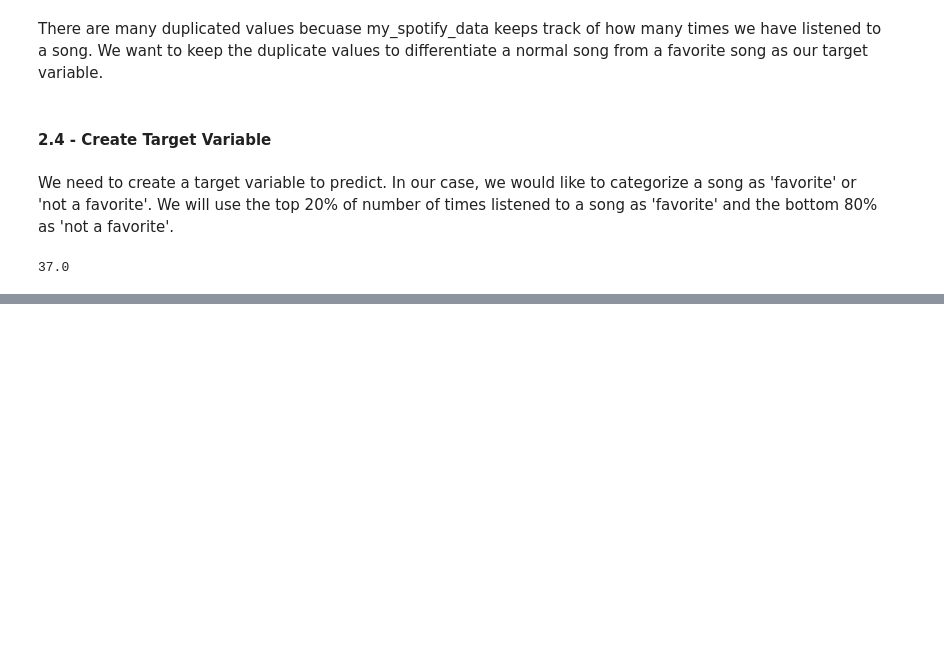
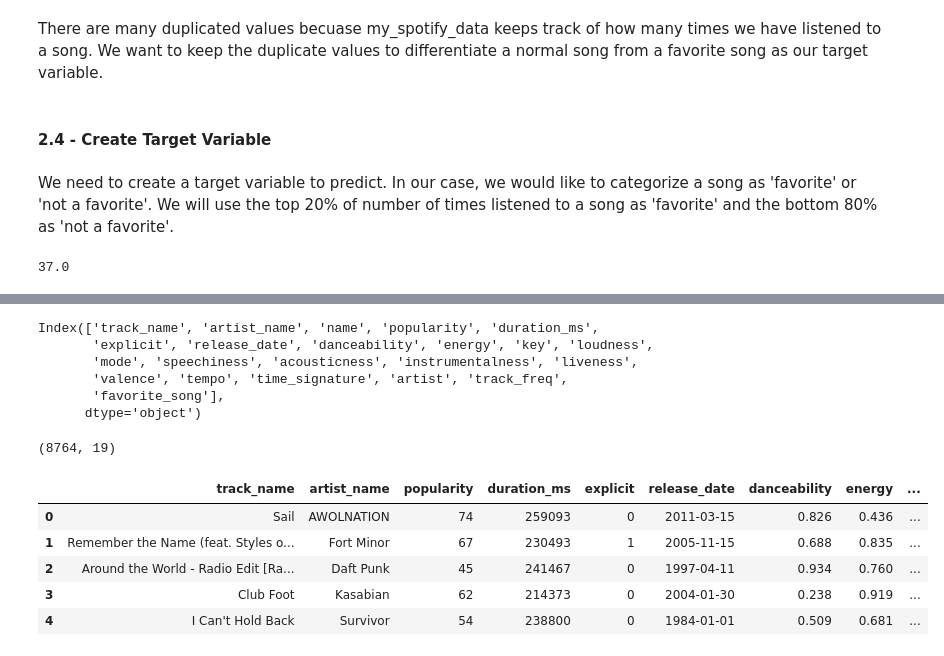
Before and after one commit to isacmlee/song-recommender, a Jupyter notebook: song-recommender.ipynb, the cells around one changed output, grey strips where cells are left out. Saved outputs shown, nothing was run; the diff lists cells and outputs as text; code cells hidden in the pictures; blank space fills up the shorter version.

```diff
--- a/song-recommender.ipynb
+++ b/song-recommender.ipynb
@@ -207,0 +241,9 @@ track_freq['favorite_song'] = track_freq['track_freq'].apply(lambda x: favorite_
+# %%
+data.columns
+# %% [output]
+Index(['track_name', 'artist_name', 'name', 'popularity', 'duration_ms',
+       'explicit', 'release_date', 'danceability', 'energy', 'key', 'loudness',
+       'mode', 'speechiness', 'acousticness', 'instrumentalness', 'liveness',
+       'valence', 'tempo', 'time_signature', 'artist', 'track_freq',
+       'favorite_song'],
+      dtype='object')
@@ -207,0 +253,13 @@ track_freq['favorite_song'] = track_freq['track_freq'].apply(lambda x: favorite_
+# %%
+data.shape
+# %% [output]
+(8764, 19)
+# %%
+data.head()
+# %% [output]
+|  | track_name | artist_name | popularity | duration_ms | explicit | release_date | danceability | energy | ... |
+| 0 | Sail | AWOLNATION | 74 | 259093 | 0 | 2011-03-15 | 0.826 | 0.436 | ... |
+| 1 | Remember the Name (feat. Styles o... | Fort Minor | 67 | 230493 | 1 | 2005-11-15 | 0.688 | 0.835 | ... |
+| 2 | Around the World - Radio Edit [Ra... | Daft Punk | 45 | 241467 | 0 | 1997-04-11 | 0.934 | 0.760 | ... |
+| 3 | Club Foot | Kasabian | 62 | 214373 | 0 | 2004-01-30 | 0.238 | 0.919 | ... |
+| 4 | I Can't Hold Back | Survivor | 54 | 238800 | 0 | 1984-01-01 | 0.509 | 0.681 | ... |
```
Also changed, not shown: parts of 13 cells of this notebook.
